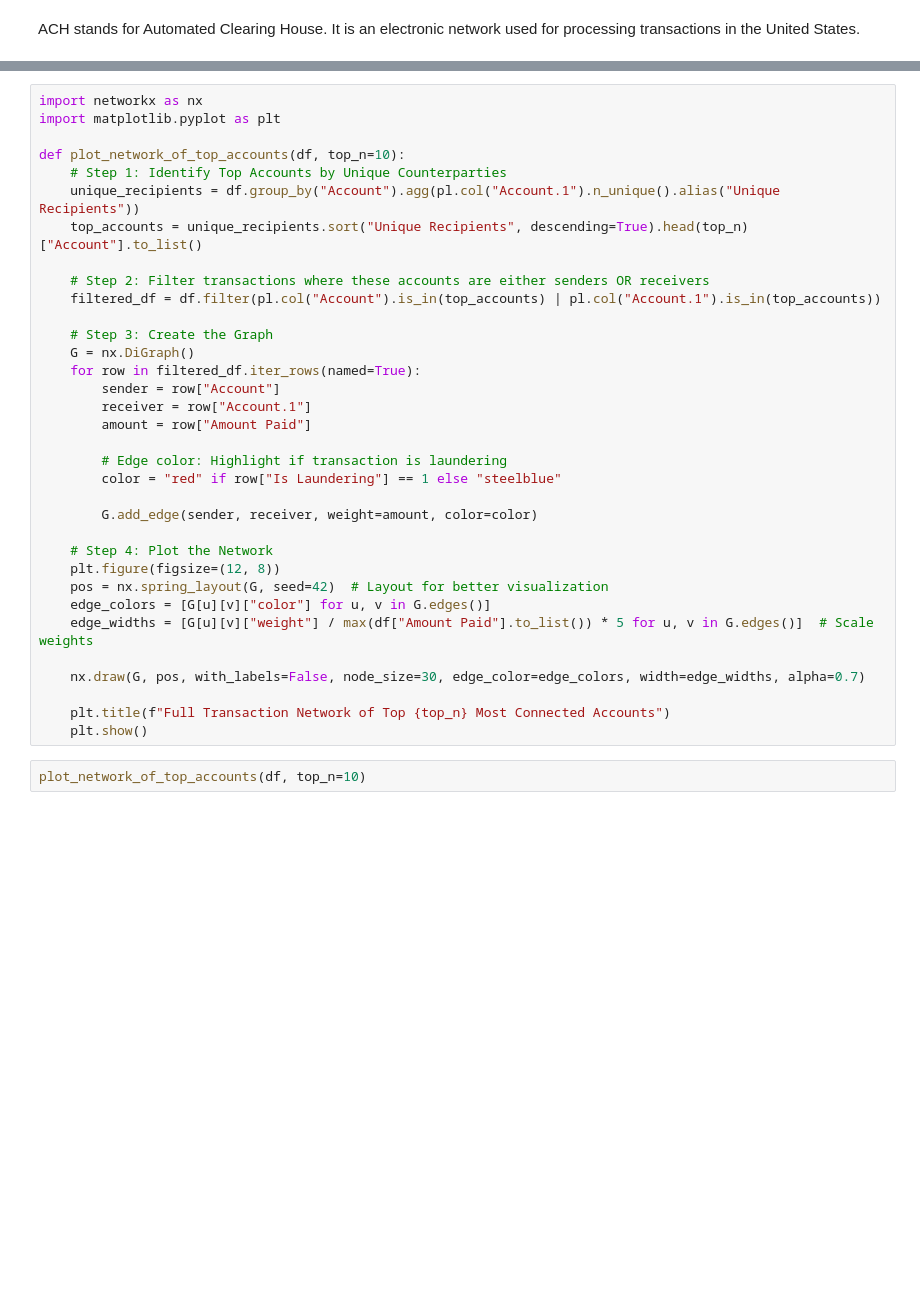
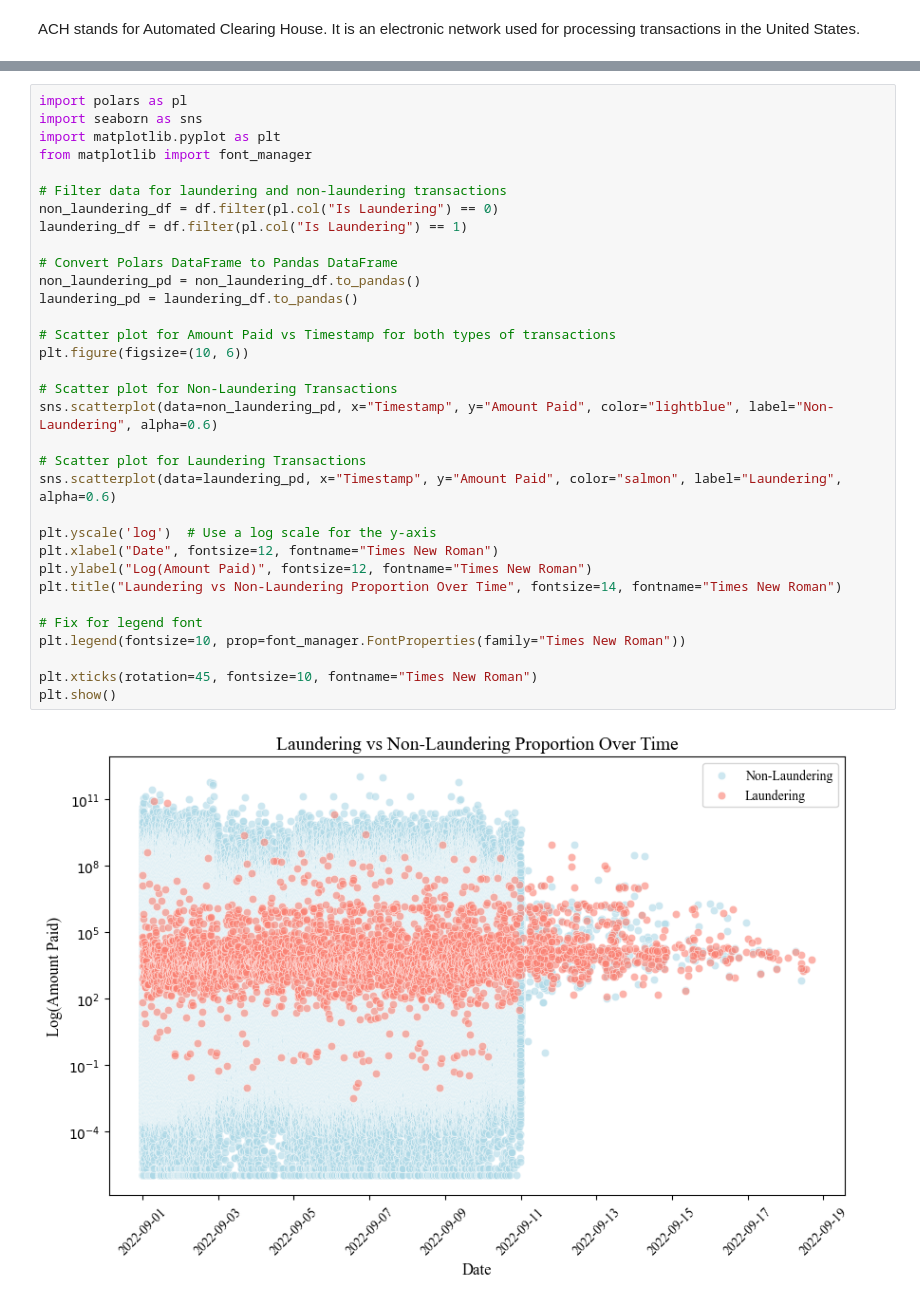
Before and after one commit to pablo-fdz/networks_final_project, a Jupyter notebook: eda_ibm.ipynb, the cells around one changed output, grey strips where cells are left out. Drawn from its saved outputs; the diff is of its cells as text; blank space fills up the shorter version.

```diff
--- a/eda_ibm.ipynb
+++ b/eda_ibm.ipynb
@@ -268,39 +264,38 @@ shape: (5_177, 11)
 │ 2022-09-10 ┆ 3         ┆ 804FAA470 ┆ 212789  ┆ … ┆ 3.5647e6  ┆ Rupee     ┆ ACH       ┆ 1         │
 │ 23:53:00   ┆           ┆           ┆         ┆   ┆           ┆           ┆           ┆           │
 └────────────┴───────────┴───────────┴─────────┴───┴───────────┴───────────┴───────────┴───────────┘
-# %%
-import networkx as nx
-import matplotlib.pyplot as plt
-
-def plot_network_of_top_accounts(df, top_n=10):
-    # Step 1: Identify Top Accounts by Unique Counterparties
-    unique_recipients = df.group_by("Account").agg(pl.col("Account.1").n_unique().alias("Unique Recipients"))
-    top_accounts = unique_recipients.sort("Unique Recipients", descending=True).head(top_n)["Account"].to_list()
-
-    # Step 2: Filter transactions where these accounts are either senders OR receivers
-    filtered_df = df.filter(pl.col("Account").is_in(top_accounts) | pl.col("Account.1").is_in(top_accounts))
-
-    # Step 3: Create the Graph
-    G = nx.DiGraph()
-    for row in filtered_df.iter_rows(named=True):
-        sender = row["Account"]
-        receiver = row["Account.1"]
-        amount = row["Amount Paid"]
-
-        # Edge color: Highlight if transaction is laundering
-        color = "red" if row["Is Laundering"] == 1 else "steelblue"
-
-        G.add_edge(sender, receiver, weight=amount, color=color)
-
-    # Step 4: Plot the Network
-    plt.figure(figsize=(12, 8))
-    pos = nx.spring_layout(G, seed=42)  # Layout for better visualization
-    edge_colors = [G[u][v]["color"] for u, v in G.edges()]
-    edge_widths = [G[u][v]["weight"] / max(df["Amount Paid"].to_list()) * 5 for u, v in G.edges()]  # Scale weights
-
-    nx.draw(G, pos, with_labels=False, node_size=30, edge_color=edge_colors, width=edge_widths, alpha=0.7)
-
-    plt.title(f"Full Transaction Network of Top {top_n} Most Connected Accounts")
-    plt.show()
-# %%
-plot_network_of_top_accounts(df, top_n=10)
+# %%
+import polars as pl
+import seaborn as sns
+import matplotlib.pyplot as plt
+from matplotlib import font_manager
+
+# Filter data for laundering and non-laundering transactions
+non_laundering_df = df.filter(pl.col("Is Laundering") == 0)
+laundering_df = df.filter(pl.col("Is Laundering") == 1)
+
+# Convert Polars DataFrame to Pandas DataFrame
+non_laundering_pd = non_laundering_df.to_pandas()
+laundering_pd = laundering_df.to_pandas()
+
+# Scatter plot for Amount Paid vs Timestamp for both types of transactions
+plt.figure(figsize=(10, 6))
+
+# Scatter plot for Non-Laundering Transactions
+sns.scatterplot(data=non_laundering_pd, x="Timestamp", y="Amount Paid", color="lightblue", label="Non-Laundering", alpha=0.6)
+
+# Scatter plot for Laundering Transactions
+sns.scatterplot(data=laundering_pd, x="Timestamp", y="Amount Paid", color="salmon", label="Laundering", alpha=0.6)
+
+plt.yscale('log')  # Use a log scale for the y-axis
+plt.xlabel("Date", fontsize=12, fontname="Times New Roman")
+plt.ylabel("Log(Amount Paid)", fontsize=12, fontname="Times New Roman")
+plt.title("Laundering vs Non-Laundering Proportion Over Time", fontsize=14, fontname="Times New Roman")
+
+# Fix for legend font
+plt.legend(fontsize=10, prop=font_manager.FontProperties(family="Times New Roman"))
+
+plt.xticks(rotation=45, fontsize=10, fontname="Times New Roman")
+plt.show()
+# %% [output]
+[figure, added]
```
Also changed, not shown: parts of 11 cells of this notebook.
